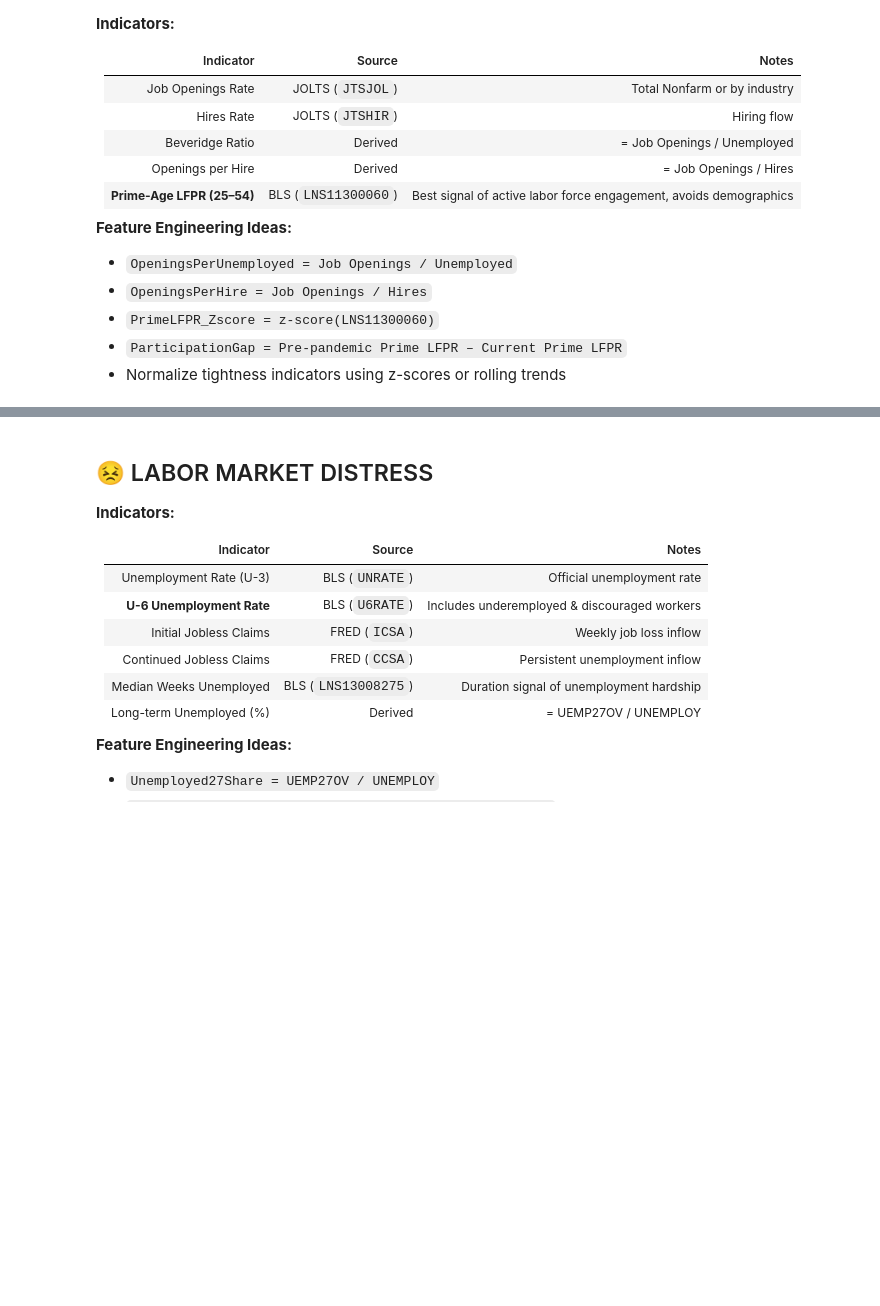
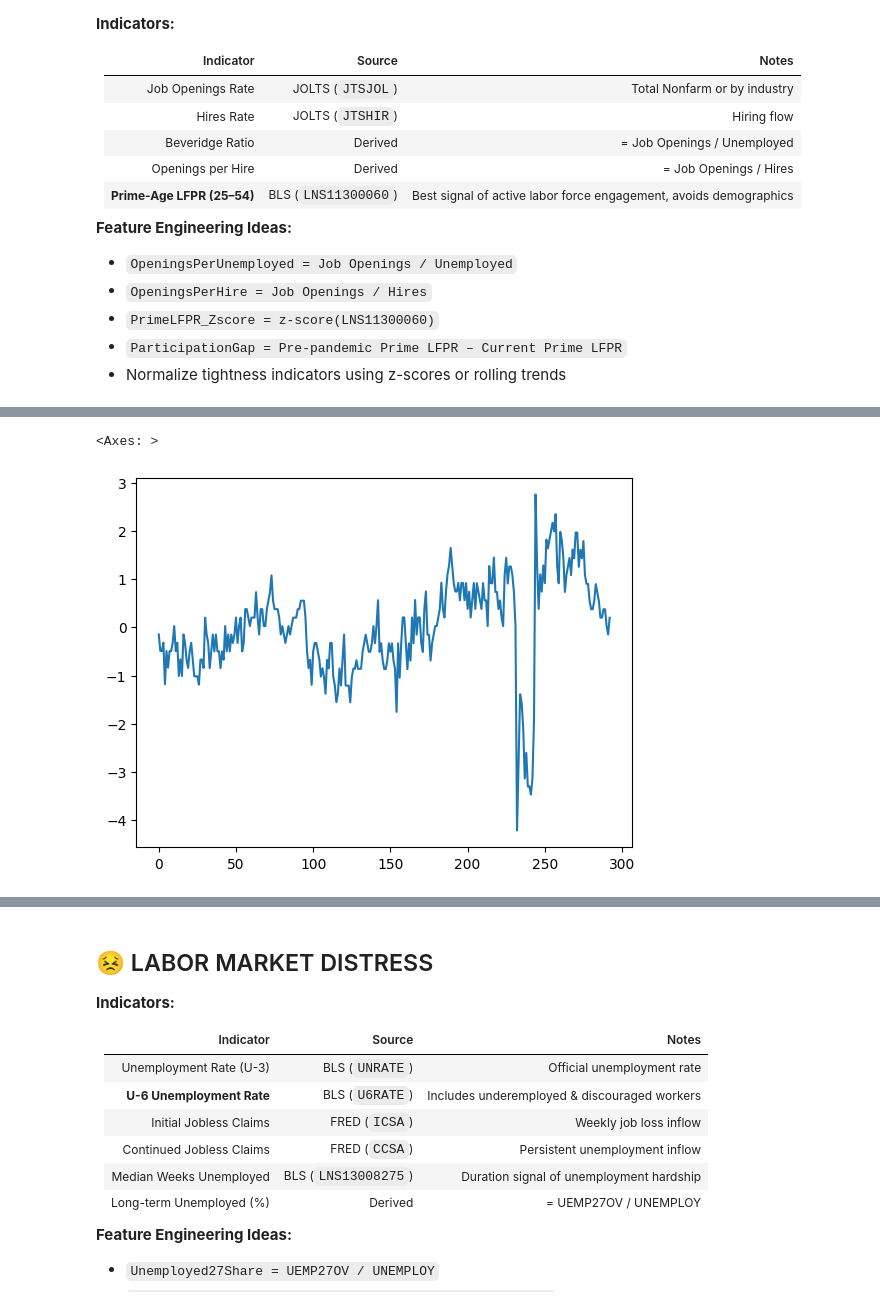
Before and after one commit to Makster04/Labor_Market_Index, a Jupyter notebook: JobMarket.ipynb, the cells around one changed output, grey strips where cells are left out. Drawn from its saved outputs; the diff is of its cells as text; code cells hidden in the pictures; blank space fills up the shorter version.

```diff
--- a/JobMarket.ipynb
+++ b/JobMarket.ipynb
@@ -41,0 +52,26 @@ LMT_df['ParticipationGap'] = baseline - LMT_df['Prime_Age_Labor_Force_Participat
+# %%
+from scipy.stats import zscore
+
+tightness_vars = [
+    'Job_Openings_Rate',
+    'Hires_Rate',
+    'Openings_Per_Unemployed',  # Derived
+    'Openings_Per_Hire',        # Derived
+    'PrimeLFPR_Zscore'        # Z-scored
+
+]
+
+# Normalize via Z-score and average
+LMT_df['Labor_Tightness_Index'] = LMT_df[tightness_vars].apply(zscore).mean(axis=1)
+
+
+LMT_df['Freeze_Label'] = pd.qcut(
+    LMT_df['Labor_Tightness_Index'],
+    q=4,
+    labels=['Slack_Market', 'Moderate', 'Tight', 'Overheated']
+)
+
+LMT_df['Labor_Tightness_Index'].plot()
+# %% [output]
+<Axes: >
+[figure, added]
```
Also changed, not shown: parts of 49 cells of this notebook, 2 other files.
